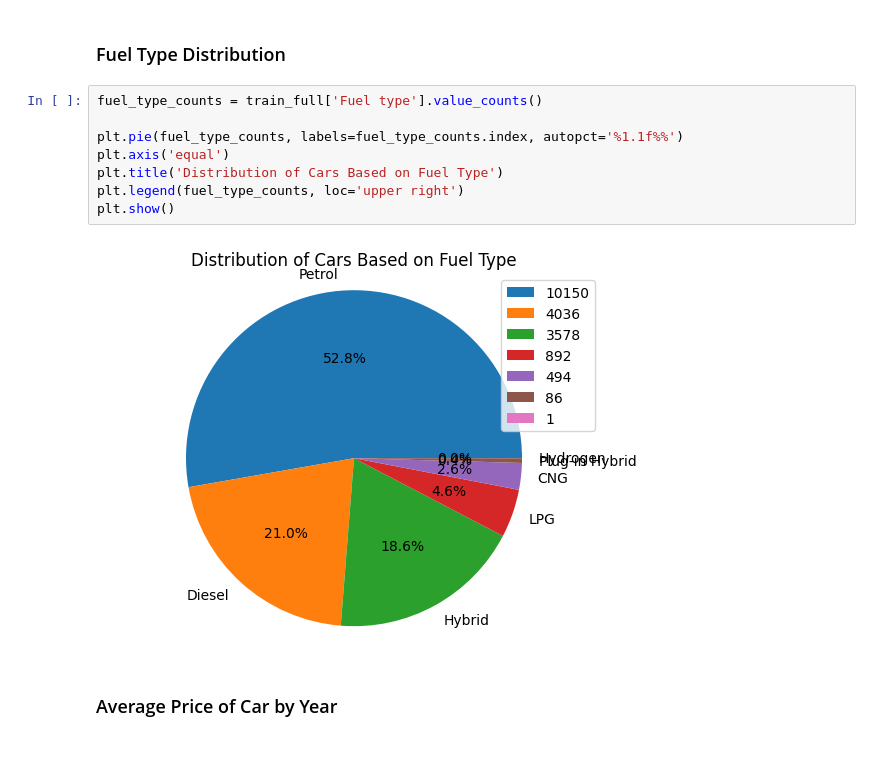
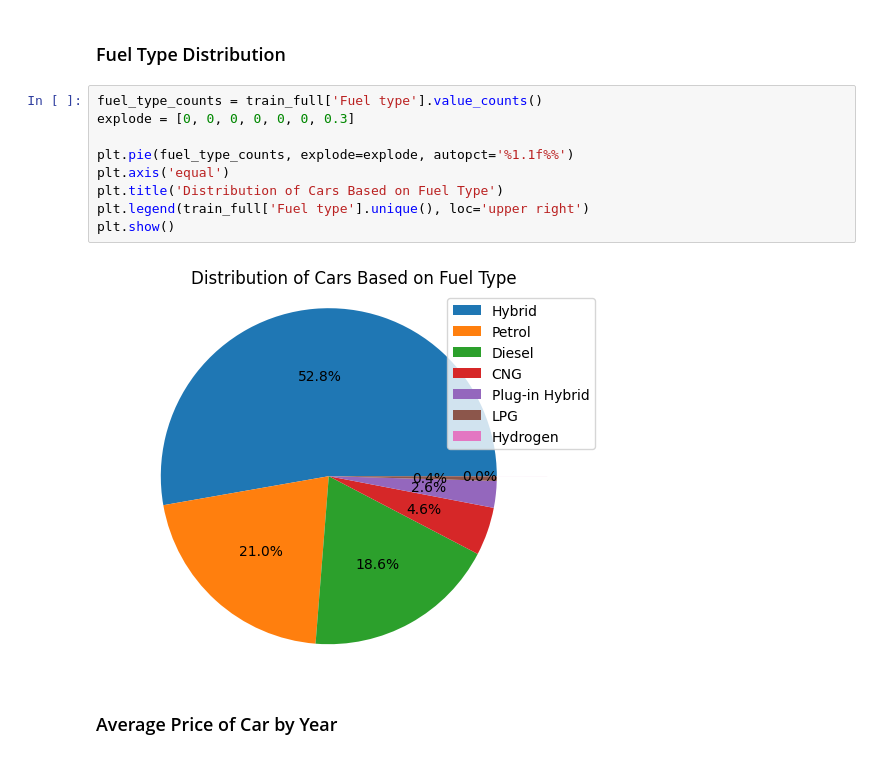
Before and after one commit to ChristianJBNB/MDA_Capstone_Project, a Jupyter notebook: Capstone_EDA.ipynb, the cells around one changed output. Saved outputs shown, nothing was run; the diff lists cells and outputs as text.

```diff
--- a/Capstone_EDA.ipynb
+++ b/Capstone_EDA.ipynb
@@ -94,14 +94,15 @@ Range of years: 1939 to 2020
 ### Fuel Type Distribution
 # %%
 fuel_type_counts = train_full['Fuel type'].value_counts()
+explode = [0, 0, 0, 0, 0, 0, 0.3]
 
-plt.pie(fuel_type_counts, labels=fuel_type_counts.index, autopct='%1.1f%%')
+plt.pie(fuel_type_counts, explode=explode, autopct='%1.1f%%')
 plt.axis('equal')
 plt.title('Distribution of Cars Based on Fuel Type')
-plt.legend(fuel_type_counts, loc='upper right')
+plt.legend(train_full['Fuel type'].unique(), loc='upper right')
 plt.show()
 # %% [output]
-[figure, old version]
+[figure, new version]
 # %% [markdown]
 ### Average Price of Car by Year
 # %%
```
Also changed, not shown: parts of 2 cells of this notebook, 7 other files.
